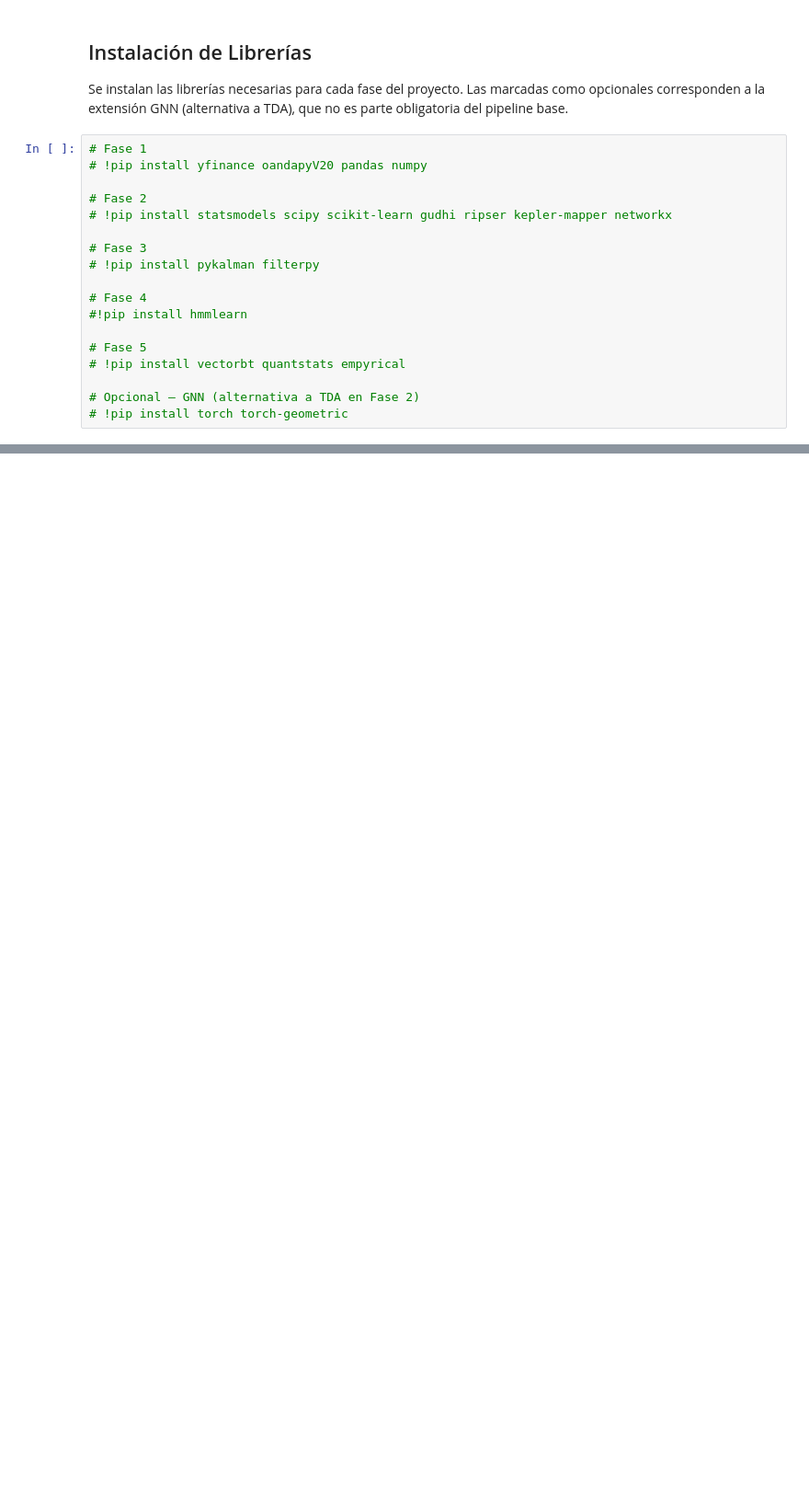
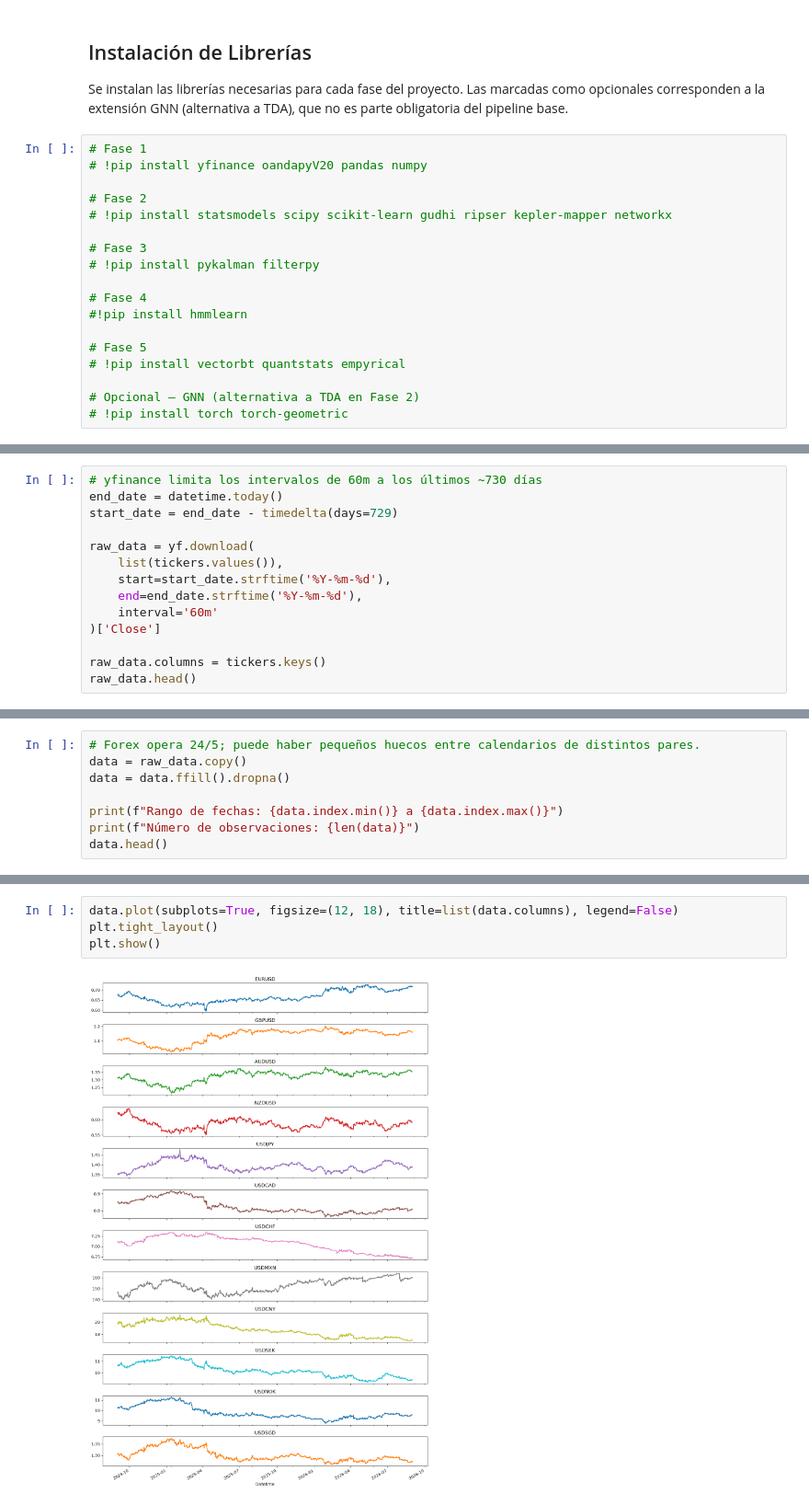
Before and after one commit to SamuOropeza/Investigacion_PCNM, a Jupyter notebook: main.ipynb, the cells around one changed output, grey strips where cells are left out. Shown at 92% size. Saved outputs shown, nothing was run; the diff lists cells and outputs as text; blank space fills up the shorter version.

```diff
--- a/main.ipynb
+++ b/main.ipynb
@@ -36,0 +65,14 @@ Se instalan las librerías necesarias para cada fase del proyecto. Las marcadas
+# %%
+# yfinance limita los intervalos de 60m a los últimos ~730 días
+end_date = datetime.today()
+start_date = end_date - timedelta(days=729)
+
+raw_data = yf.download(
+    list(tickers.values()),
+    start=start_date.strftime('%Y-%m-%d'),
+    end=end_date.strftime('%Y-%m-%d'),
+    interval='60m'
+)['Close']
+
+raw_data.columns = tickers.keys()
+raw_data.head()
@@ -36,0 +88,8 @@ Se instalan las librerías necesarias para cada fase del proyecto. Las marcadas
+# %%
+# Forex opera 24/5; puede haber pequeños huecos entre calendarios de distintos pares.
+data = raw_data.copy()
+data = data.ffill().dropna()
+
+print(f"Rango de fechas: {data.index.min()} a {data.index.max()}")
+print(f"Número de observaciones: {len(data)}")
+data.head()
@@ -36,0 +106,6 @@ Se instalan las librerías necesarias para cada fase del proyecto. Las marcadas
+# %%
+data.plot(subplots=True, figsize=(12, 18), title=list(data.columns), legend=False)
+plt.tight_layout()
+plt.show()
+# %% [output]
+[figure, added]
```
Also changed, not shown: parts of 6 cells of this notebook.
